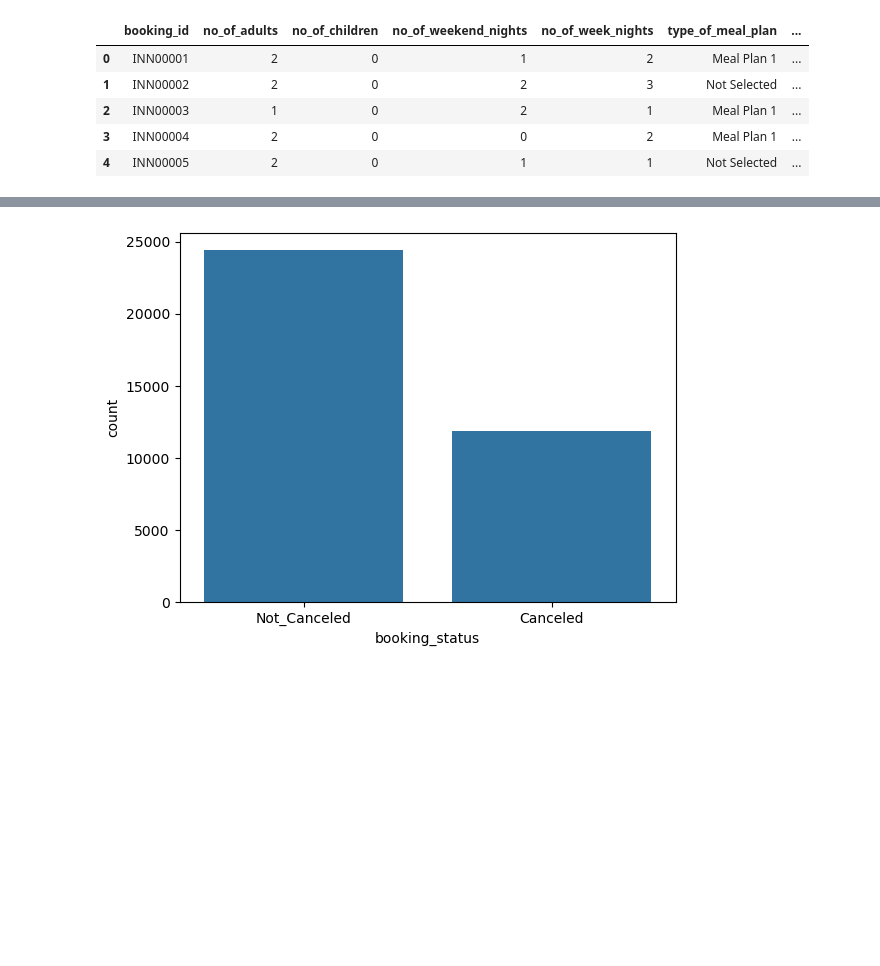
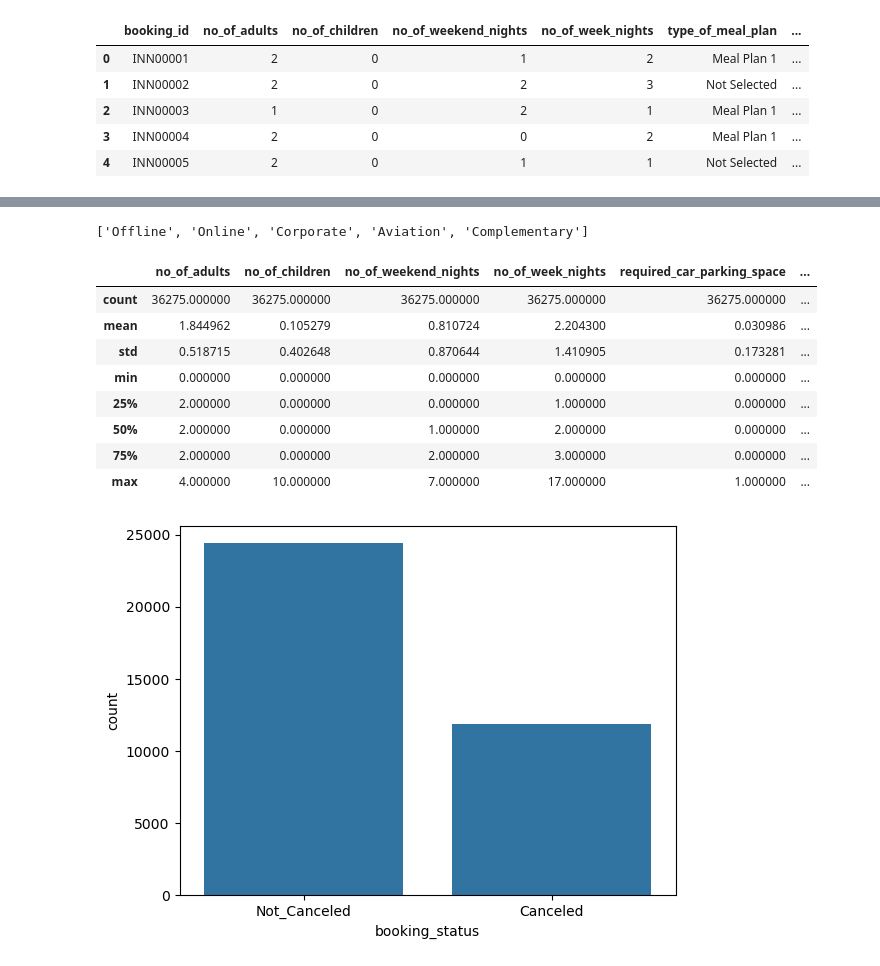
Before and after one commit to praghi/ML-End-to-End-HotelBookingPrediction-Project, a Jupyter notebook: NotebookHBookingtest/hotelpredictionMLproject.ipynb, the cells around one changed output, grey strips where cells are left out. Cells and saved outputs as stored; diff of their text form; code cells hidden in the pictures; blank space fills up the shorter version.

```diff
--- a/NotebookHBookingtest/hotelpredictionMLproject.ipynb
+++ b/NotebookHBookingtest/hotelpredictionMLproject.ipynb
@@ -39,3 +74,19 @@ First few rows of the dataset:
+# %%
+print(list(df['market_segment_type'].unique()))
+# %% [output]
+['Offline', 'Online', 'Corporate', 'Aviation', 'Complementary']
+# %%
+df.describe()
+# %% [output]
+|  | no_of_adults | no_of_children | no_of_weekend_nights | no_of_week_nights | required_car_parking_space | ... |
+| count | 36275.000000 | 36275.000000 | 36275.000000 | 36275.000000 | 36275.000000 | ... |
+| mean | 1.844962 | 0.105279 | 0.810724 | 2.204300 | 0.030986 | ... |
+| std | 0.518715 | 0.402648 | 0.870644 | 1.410905 | 0.173281 | ... |
+| min | 0.000000 | 0.000000 | 0.000000 | 0.000000 | 0.000000 | ... |
+| 25% | 2.000000 | 0.000000 | 0.000000 | 1.000000 | 0.000000 | ... |
+| 50% | 2.000000 | 0.000000 | 1.000000 | 2.000000 | 0.000000 | ... |
+| 75% | 2.000000 | 0.000000 | 2.000000 | 3.000000 | 0.000000 | ... |
+| max | 4.000000 | 10.000000 | 7.000000 | 17.000000 | 1.000000 | ... |
 # %%
 #Copy the dataset to df_copy variable to preserve the exisiting dataset
 df_copy = df
```
Also changed, not shown: parts of 13 cells of this notebook, 13 other files.
